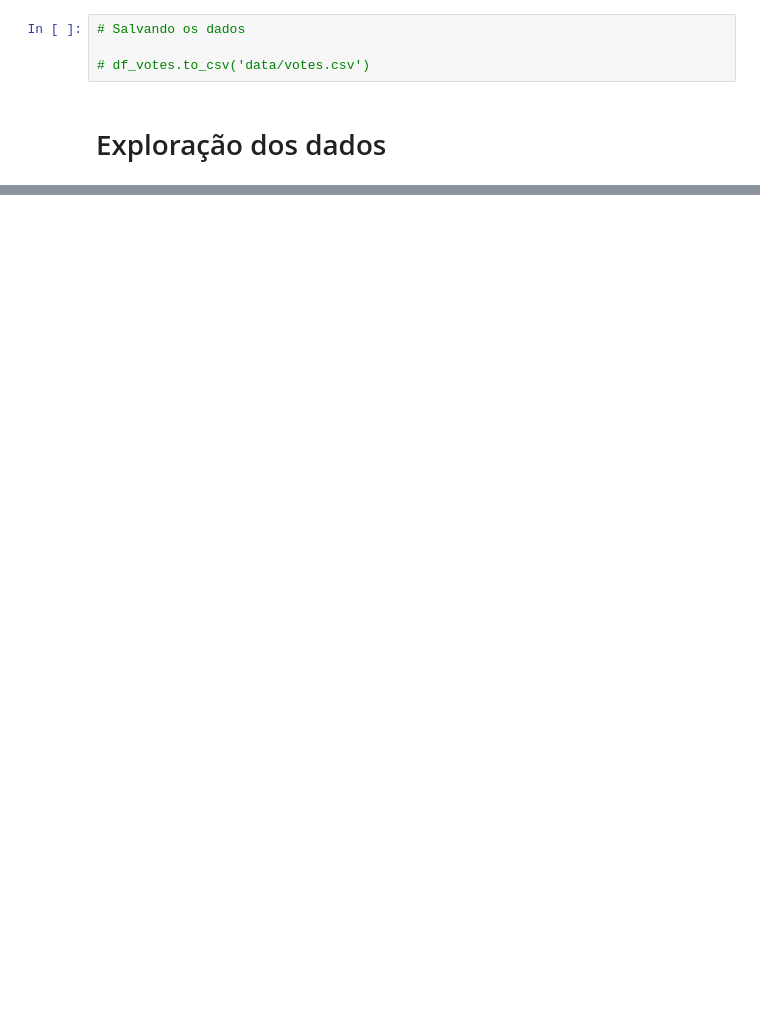
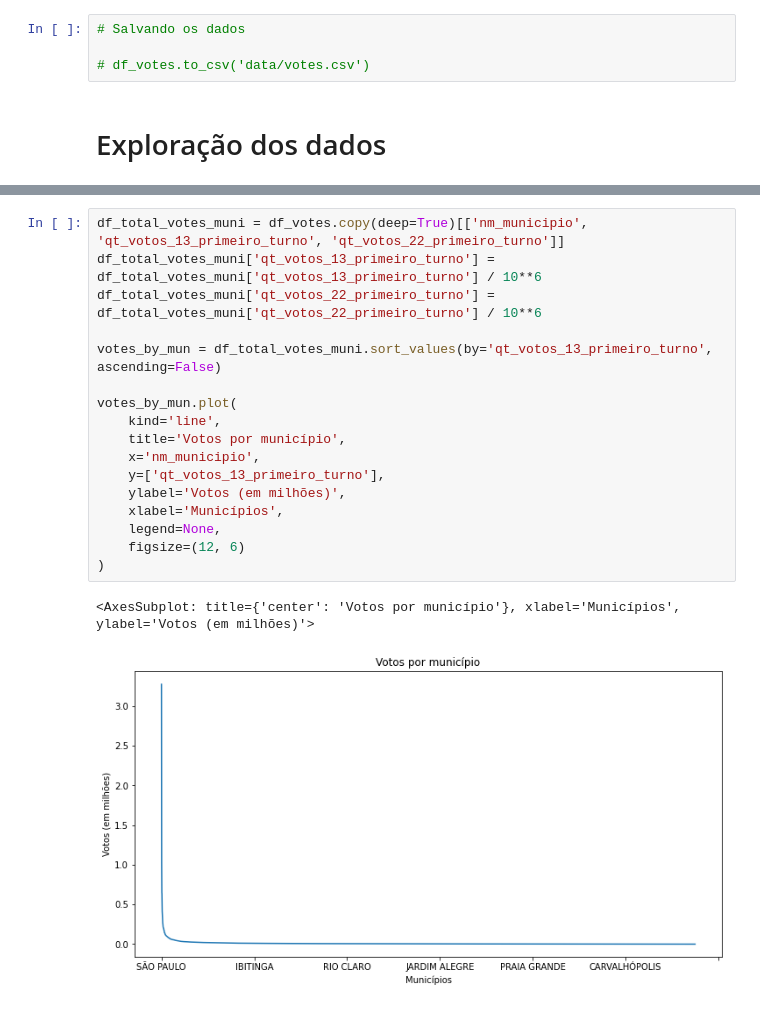
Before and after one commit to felipe-bonato/ciencia-de-dados-eleicoes, a Jupyter notebook: main.ipynb, the cells around one changed output, grey strips where cells are left out. Saved outputs shown, nothing was run; the diff lists cells and outputs as text; blank space fills up the shorter version.

```diff
--- a/main.ipynb
+++ b/main.ipynb
@@ -118 +161,21 @@ votes_by_state.plot(
+# %%
+df_total_votes_muni = df_votes.copy(deep=True)[['nm_municipio', 'qt_votos_13_primeiro_turno', 'qt_votos_22_primeiro_turno']]
+df_total_votes_muni['qt_votos_13_primeiro_turno'] = df_total_votes_muni['qt_votos_13_primeiro_turno'] / 10**6
+df_total_votes_muni['qt_votos_22_primeiro_turno'] = df_total_votes_muni['qt_votos_22_primeiro_turno'] / 10**6
+
+votes_by_mun = df_total_votes_muni.sort_values(by='qt_votos_13_primeiro_turno', ascending=False)
+
+votes_by_mun.plot(
+	kind='line',
+	title='Votos por município',
+	x='nm_municipio',
+	y=['qt_votos_13_primeiro_turno'],
+	ylabel='Votos (em milhões)',
+	xlabel='Municípios',
+	legend=None,
+	figsize=(12, 6)
+)
+# %% [output]
+<AxesSubplot: title={'center': 'Votos por município'}, xlabel='Municípios', ylabel='Votos (em milhões)'>
+[figure, added]
 # %%
```
Also changed, not shown: parts of 13 cells of this notebook, 2 other files.
